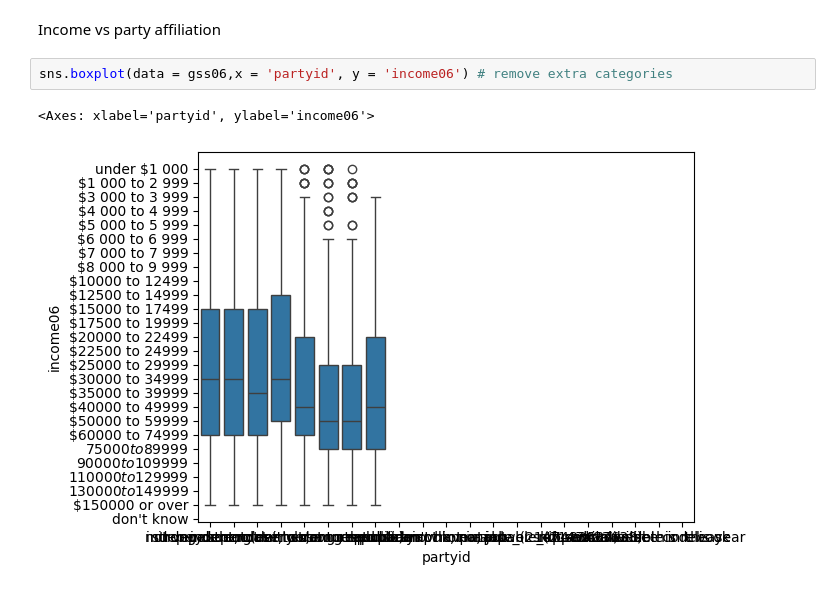
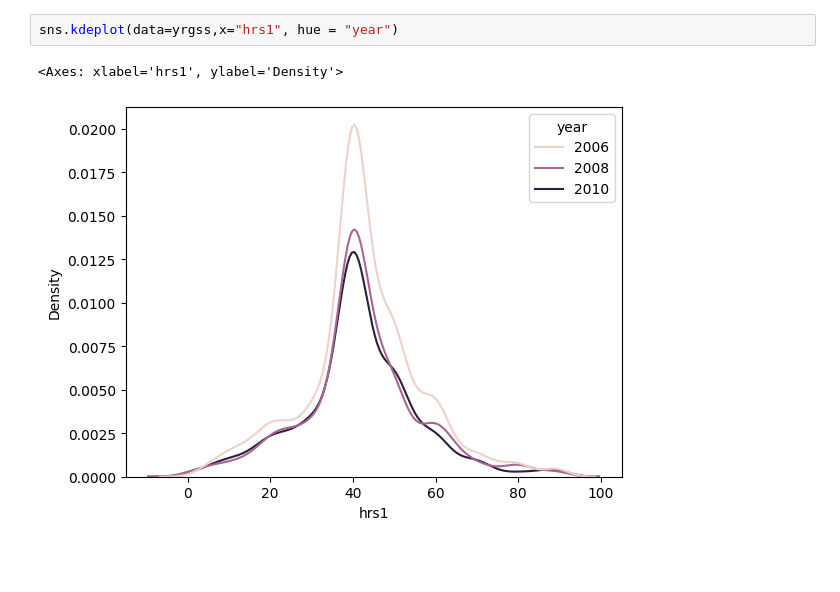
Before and after one commit to Nehach73/DS3001_project1, a Jupyter notebook: DS3001Project1Code.ipynb, the cells around one changed output. Cells and saved outputs as stored; diff of their text form; blank space fills up the shorter version.

```diff
--- a/DS3001Project1Code.ipynb
+++ b/DS3001Project1Code.ipynb
@@ -63,7 +34,5 @@ sns.boxplot(data = gss10,x = 'happy', y = 'income06')
-# %% [markdown]
-Income vs party affiliation
-# %%
-sns.boxplot(data = gss06,x = 'partyid', y = 'income06') # remove extra categories
-# %% [output]
-<Axes: xlabel='partyid', ylabel='income06'>
-[figure, removed]
+# %%
+sns.kdeplot(data=yrgss,x="hrs1", hue = "year")
+# %% [output]
+<Axes: xlabel='hrs1', ylabel='Density'>
+[figure, added]
```
Also changed, not shown: parts of 14 cells of this notebook.
